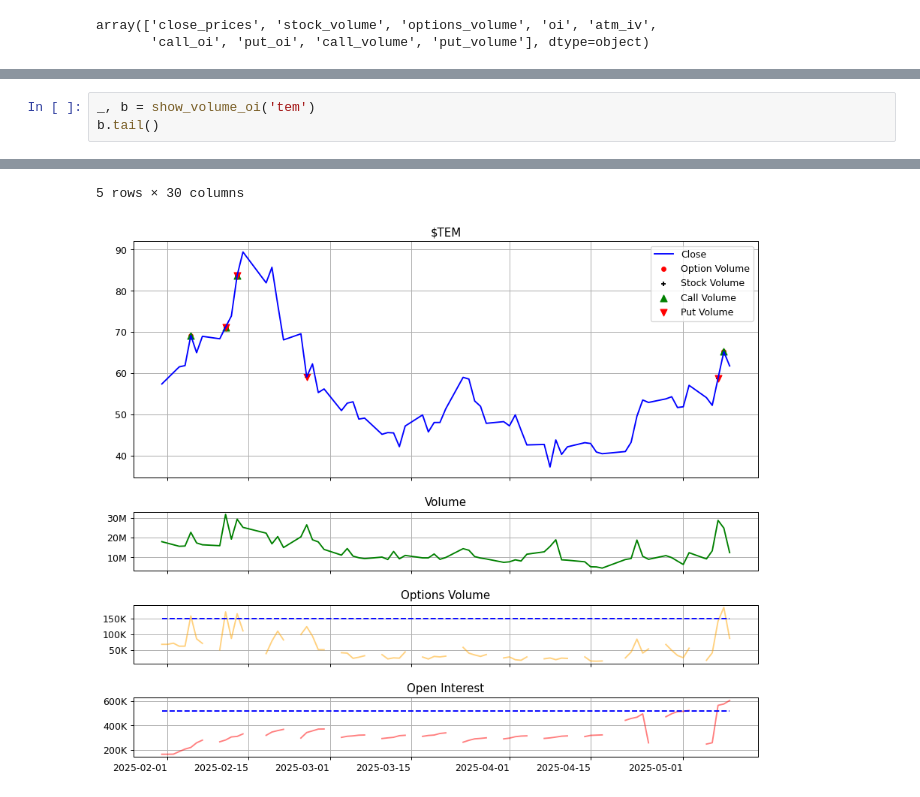
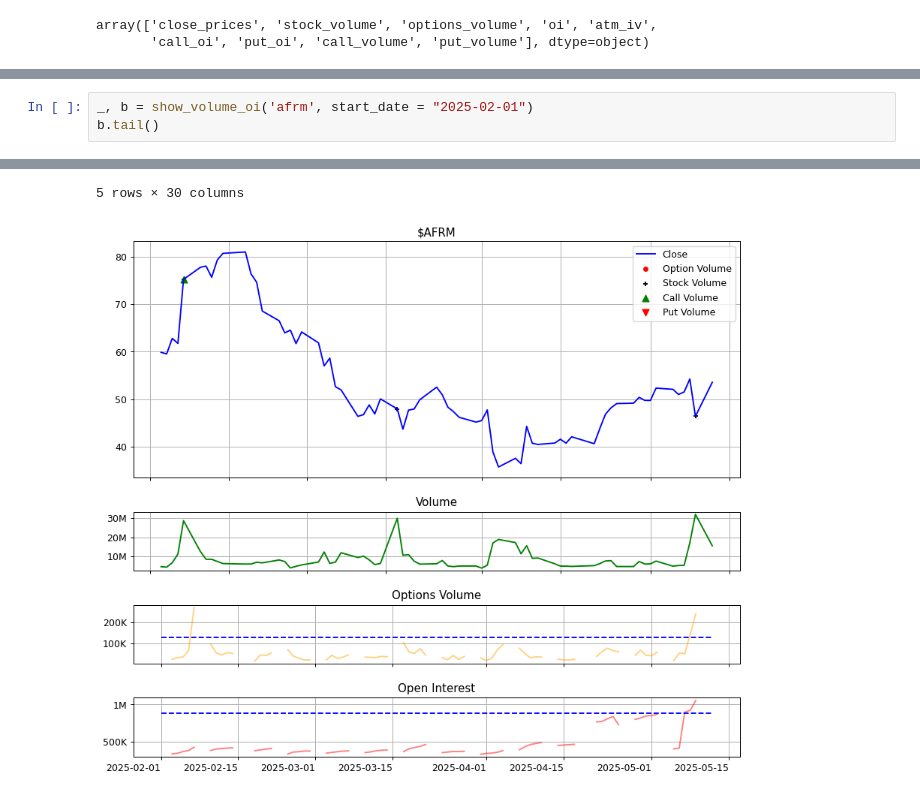
Before and after one commit to jach8/stock_watcher, a Jupyter notebook: models/trends/cd3.ipynb, the cells around one changed output, grey strips where cells are left out. Drawn from its saved outputs; the diff is of its cells as text.

```diff
--- a/models/trends/cd3.ipynb
+++ b/models/trends/cd3.ipynb
@@ -196,5 +196,5 @@ hims, expe, rddt, fxy, dltr, pct, oklo, tem
 # %%
-_, b = show_volume_oi('tem')
+_, b = show_volume_oi('afrm', start_date = "2025-02-01")
 b.tail()
 # %% [output]
 |  | total_vol | total_prem | total_oi | call_vol | put_vol | call_oi | put_oi | call_iv | put_iv | atm_iv | ... |
@@ -207,5 +207,5 @@ b.tail()
 5 rows × 30 columns
-[figure, old version]
+[figure, new version]
 # %%
 df
 # %% [output]
```
Also changed, not shown: parts of 11 cells of this notebook, 1 other file.
